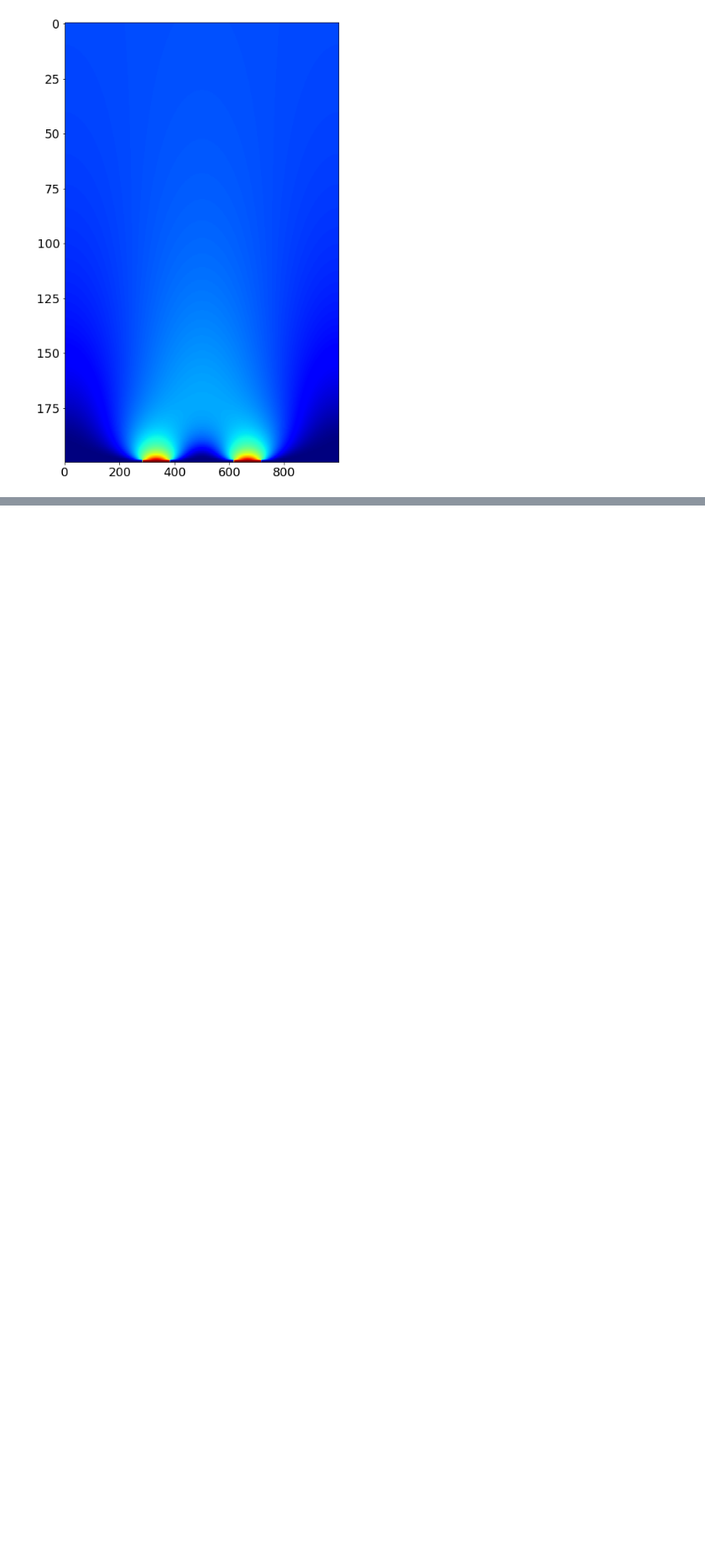
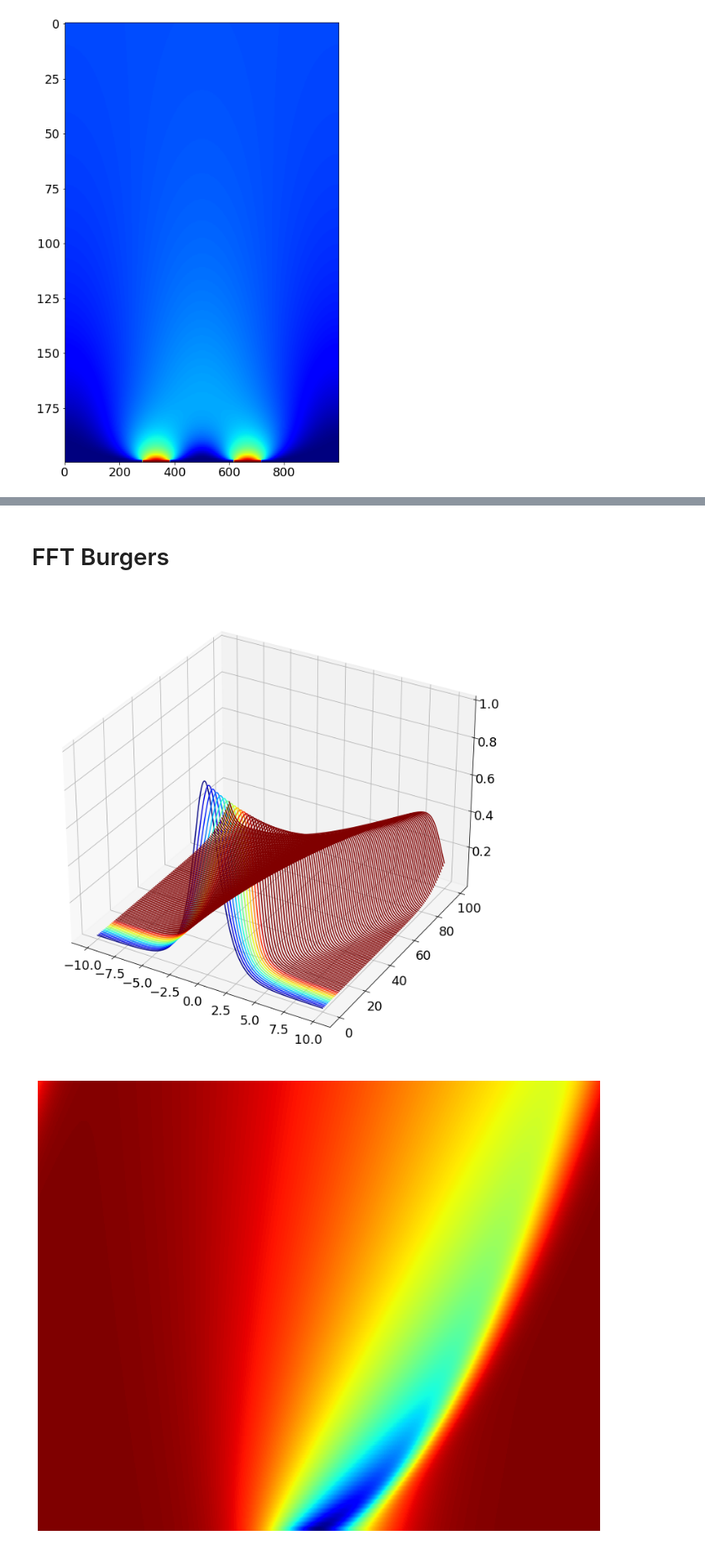
Before and after one commit to Gug-Young/Shallow_water_with_viscosity, a Jupyter notebook: 22.05.15 PDE by FFT.ipynb, the cells around one changed output, grey strips where cells are left out. Shown at 84% size. Cells and saved outputs as stored; diff of their text form; code cells hidden in the pictures; blank space fills up the shorter version.

```diff
--- a/22.05.15 PDE by FFT.ipynb
+++ b/22.05.15 PDE by FFT.ipynb
@@ -75,0 +152,45 @@ plt.show()
+# %% [markdown]
+# FFT Burgers
+# %%
+nu = 0.1# Diffusion constant
+L = 20     # Length of domain
+N = 1000   # Number of discretization points
+dx = L/N
+x = np.arange(-L/2,L/2,dx) # Define x domain
+# %%
+# Initial condition
+u0 = 1/np.cosh(x)
+# u0[:int((L/20)/dx)] = 1
+
+# Simulate PDE in spatial domain
+dt = 0.025
+t = np.arange(0,1000*dt,dt)
+
+def rhsBurgers(u,t,kappa,nu):
+    uhat = np.fft.fft(u)
+    d_uhat = (1j)*kappa*uhat
+    dd_uhat = -np.power(kappa,2)*uhat
+    d_u = np.fft.ifft(d_uhat)
+    dd_u = np.fft.ifft(dd_uhat)
+    du_dt = -u * d_u + nu*dd_u
+    return du_dt.real
+# %%
+u = odeint(rhsBurgers,u0,t,args=(kappa,nu))
+
+# Waterfall plot
+fig = plt.figure()
+ax = fig.add_subplot(111, projection='3d')
+plt.set_cmap('jet_r')
+u_plot = u[0:-1:10,:]
+for j in range(u_plot.shape[0]):
+    ys = j*np.ones(u_plot.shape[1])
+    ax.plot(x,ys,u_plot[j,:],color=cm.jet(j*20))
+
+# Image plot
+plt.figure()
+plt.imshow(np.flipud(u[0:-1:10,:]), aspect=8)
+plt.axis('off')
+plt.show()
+# %% [output]
+[figure, added]
+[figure, added]
```
Also changed, not shown: parts of 2 cells of this notebook.
